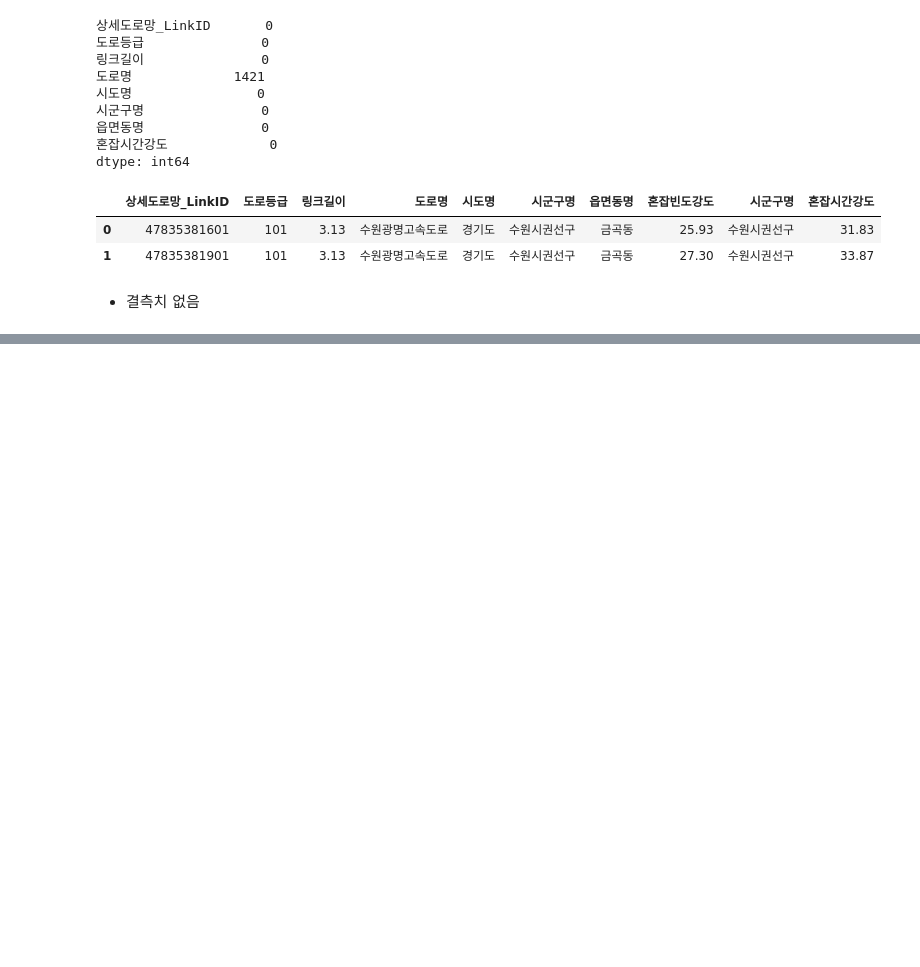
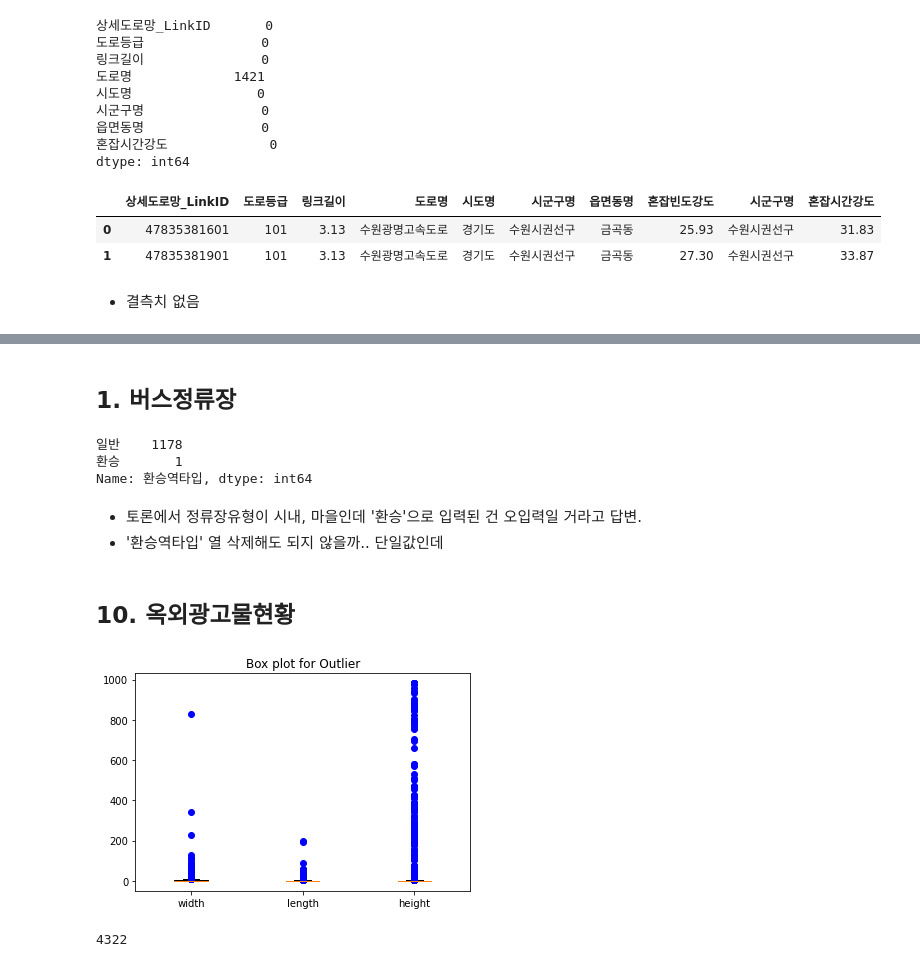
Before and after one commit to oni-ss/competition, a Jupyter notebook: suwon/패닉_수원시.ipynb, the cells around one changed output, grey strips where cells are left out. Cells and saved outputs as stored; diff of their text form; code cells hidden in the pictures; blank space fills up the shorter version.

```diff
--- a/suwon/패닉_수원시.ipynb
+++ b/suwon/패닉_수원시.ipynb
@@ -339,0 +323,8 @@ Requirement already satisfied: pyparsing>=2.0.2 in /opt/app-root/lib/python3.6/s
+# %% [markdown]
+## 1. 버스정류장
+# %%
+버스정류장['환승역타입'].value_counts()
+# %% [output]
+일반    1178
+환승       1
+Name: 환승역타입, dtype: int64
@@ -339,0 +333,39 @@ Requirement already satisfied: pyparsing>=2.0.2 in /opt/app-root/lib/python3.6/s
+# %% [markdown]
+- 토론에서 정류장유형이 시내, 마을인데 '환승'으로 입력된 건 오입력일 거라고 답변.
+- '환승역타입' 열 삭제해도 되지 않을까.. 단일값인데
+# %% [markdown]
+## 10. 옥외광고물현황
+# %%
+fig, ax = plt.subplots()
+ax.boxplot([옥외광고물현황['가로'], 옥외광고물현황['세로'], 옥외광고물현황['높이']], sym="bo")
+plt.title('Box plot for Outlier')
+plt.xticks([1, 2, 3], ['width', 'length', 'height'])
+
+plt.show()
+# %% [output]
+[figure, added]
+# %%
+from collections import Counter
+
+def detect_outliers(df, q1, q3, features):
+    outlier_indices = []
+
+    for col in features:
+        Q1 = np.percentile(df[col], q1)   # 삭제되는 거 너무 많아서 바꿈...
+        Q3 = np.percentile(df[col], q3)
+        IQR = Q3 - Q1
+
+        outlier_step = 1.5 * IQR
+
+        outlier_list_col = df[(df[col] < Q1 - outlier_step) | (df[col] > Q3 + outlier_step)].index
+        outlier_indices.extend(outlier_list_col)
+
+    outlier_indices = Counter(outlier_indices)
+    multiple_outliers = list(k for k, v in outlier_indices.items())
+
+    return multiple_outliers
+
+Outliers_to_drop = detect_outliers(옥외광고물현황, 15, 85, ['가로','세로','높이'])
+print(len(Outliers_to_drop))
+# %% [output]
+4322
```
Also changed, not shown: parts of 18 cells of this notebook.
